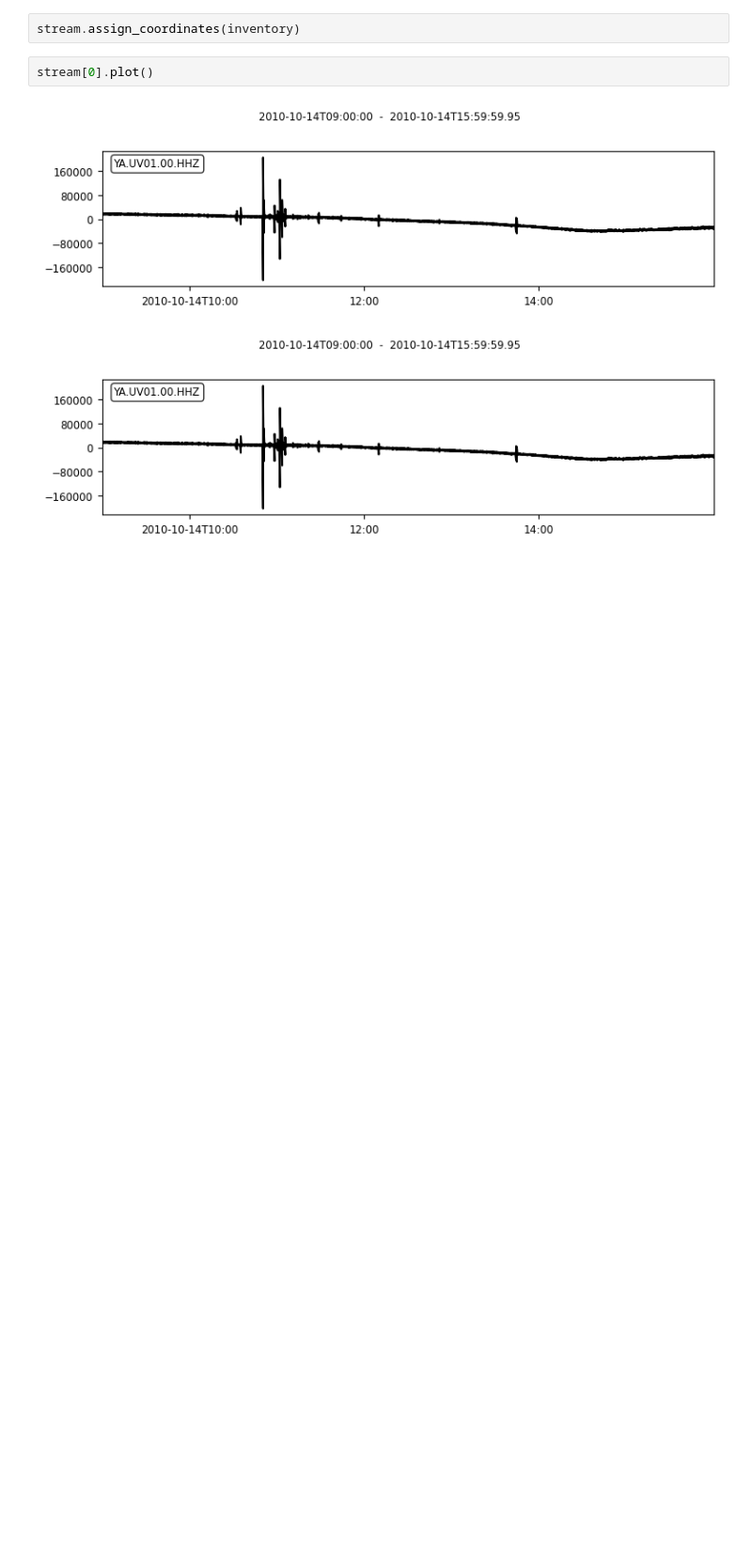
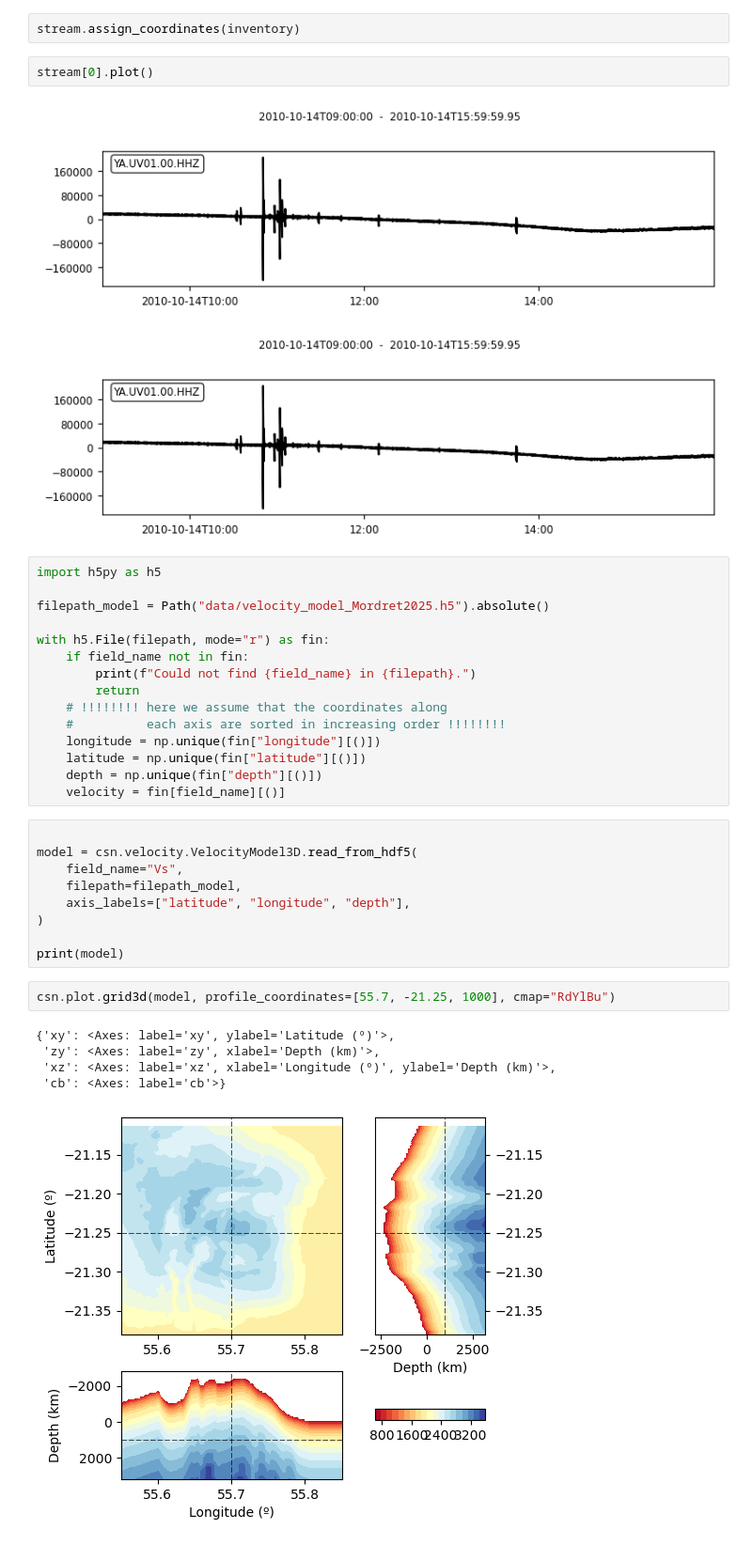
Before and after one commit to leonard-seydoux/covseisnet, a Jupyter notebook: docs/source/tutorials/1_introduction.ipynb, the cells around one changed output. Shown at 94% size. Saved outputs shown, nothing was run; the diff lists cells and outputs as text; blank space fills up the shorter version.

Commit message:
On the tutorial; externalizing the reading of the velocity model

```diff
--- a/docs/source/tutorials/1_introduction.ipynb
+++ b/docs/source/tutorials/1_introduction.ipynb
@@ -66,3 +66,35 @@ stream[0].plot()
 # %% [output]
 [figure]
 [figure]
+# %%
+import h5py as h5
+
+filepath_model = Path("data/velocity_model_Mordret2025.h5").absolute()
+
+with h5.File(filepath, mode="r") as fin:
+    if field_name not in fin:
+        print(f"Could not find {field_name} in {filepath}.")
+        return
+    # !!!!!!!! here we assume that the coordinates along
+    #          each axis are sorted in increasing order !!!!!!!!
+    longitude = np.unique(fin["longitude"][()])
+    latitude = np.unique(fin["latitude"][()])
+    depth = np.unique(fin["depth"][()])
+    velocity = fin[field_name][()]
+# %%
+
+model = csn.velocity.VelocityModel3D.read_from_hdf5(
+    field_name="Vs",
+    filepath=filepath_model,
+    axis_labels=["latitude", "longitude", "depth"],
+)
+
+print(model)
+# %%
+csn.plot.grid3d(model, profile_coordinates=[55.7, -21.25, 1000], cmap="RdYlBu")
+# %% [output]
+{'xy': <Axes: label='xy', ylabel='Latitude (º)'>,
+ 'zy': <Axes: label='zy', xlabel='Depth (km)'>,
+ 'xz': <Axes: label='xz', xlabel='Longitude (º)', ylabel='Depth (km)'>,
+ 'cb': <Axes: label='cb'>}
+[figure, added]
```
Also changed, not shown: 4 other files.
